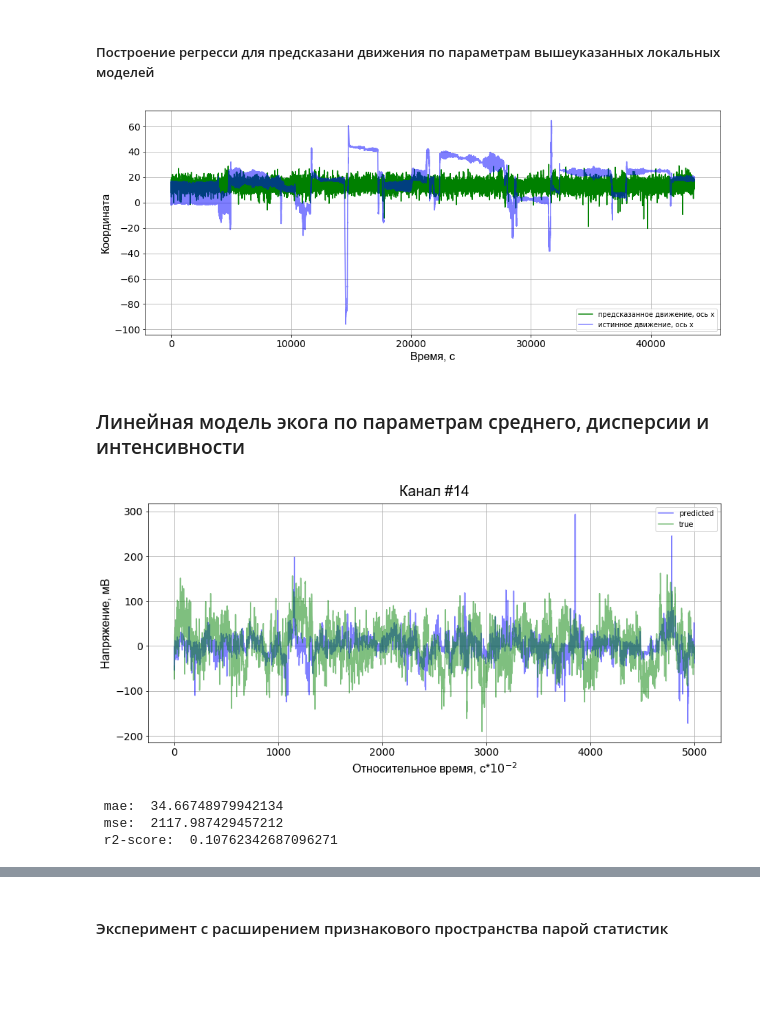
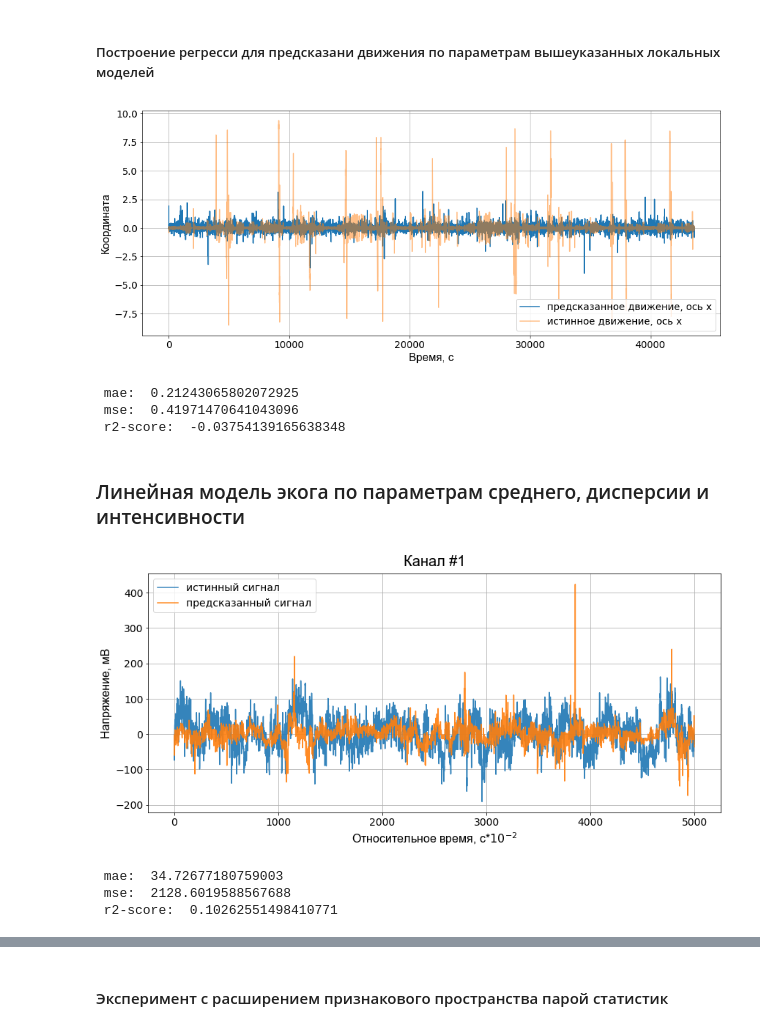
Before and after one commit to Alina-Samokhina/BachelorThesis, a Jupyter notebook: Gauss_and_Gamma_models.ipynb, the cells around one changed output, grey strips where cells are left out. Drawn from its saved outputs; the diff is of its cells as text; code cells hidden in the pictures; blank space fills up the shorter version.

```diff
--- a/Gauss_and_Gamma_models.ipynb
+++ b/Gauss_and_Gamma_models.ipynb
@@ -97,7 +94,0 @@ Wall time: 3.41 s
-# %%
-m = get_mean(signal_data[:N, 1:], signal_data[:N,0])
-d = get_disp(m, signal_data[:N, 1:], signal_data[:N, 0])
-mv = []
-for i in range(len(m)):
-    mv.append(multivariate_normal([m[i, 0], m[i, 1]], [[d[i,0], 0], [0, d[i, 1]]]))
-intens = get_intens(m, d, mv, signal_data[:N, 1:], signal_data[:N,0])
@@ -223,8 +287,8 @@ scaler = StandardScaler()
 scaler.fit(X)
 X = scaler.transform(X)
 # %%
-Xr_train, Xr_test, yr_train, yr_test = train_test_split(X, motion[:, 1:], test_size=0.35, shuffle = False)
-#model = LinearRegression(n_jobs = -1)
+Xr_train, Xr_test, yr_train, yr_test, ttr, ttt = train_test_split(X, motion[:, 1:], time, test_size=0.35, shuffle = False)
+model = LinearRegression(n_jobs = -1)
 
 
 model = RandomForestRegressor(n_estimators=500,  n_jobs=-1, random_state=42)
@@ -232,21 +296,26 @@ model.fit(Xr_train,yr_train)
 Y_pred = model.predict(Xr_test)
 # %%
 plt.figure(figsize = (15,6))
-plt.plot(Y_pred[:, 1], color = 'green',label = 'предсказанное движение, ось х')
-plt.plot(np.array(yr_test)[:, 1], color = 'blue', alpha = 0.5, label = 'истинное движение, ось х')
+plt.plot(Y_pred[:, 1],label = 'предсказанное движение, ось х')
+plt.plot(np.array(yr_test)[:, 1],  alpha = 0.5, label = 'истинное движение, ось х')
 plt.xticks( fontsize=14, rotation=0)
 plt.yticks(fontsize=14, rotation=0)
 #plt.title('Канал #%i' %channel, **title_font)
 plt.xlabel('Время, с', **axis_font)
 plt.ylabel('Координата', **axis_font)
-plt.legend(loc = 'lower right')
+plt.legend(loc = 'lower right', prop={'size': 14})
 plt.grid(True)
 plt.show()
 # %% [output]
-[figure, old version]
+[figure, new version]
 # %%
-print(' mae: ', mean_absolute_error(yr_test[:,1:], Y_pred),'\n mse: ',mean_squared_error(yr_test[:,1:], Y_pred),'\n r2-score: ',\
-      r2_score(yr_test[:,1:],Y_pred))
+
+print(' mae: ', mean_absolute_error(yr_test[:,:], Y_pred),'\n mse: ',mean_squared_error(yr_test[:,:], Y_pred),'\n r2-score: ',\
+      r2_score(yr_test[:,:],Y_pred))
+# %% [output]
+ mae:  0.21243065802072925
+ mse:  0.41971470641043096
+ r2-score:  -0.03754139165638348
 # %% [markdown]
 ### Линейная модель экога по параметрам среднего, дисперсии и интенсивности
 # %%
@@ -265,9 +334,10 @@ y_pred = reg.predict(X_test)
 #N = len(time)
 N = 5000
 plt.figure(figsize = (14, 6))
-plt.plot(range(len(y_pred[:N, 1])),y_pred[:N,1], alpha = 0.5, color = 'blue', label = 'predicted')
-plt.plot(range(len(y_pred[:N, 1])),y_test[:N,1], alpha = 0.5, color = 'green', label = 'true')
-plt.legend()
+plt.plot(range(len(y_pred[:N, 1])),y_test[:N,1], alpha = 0.9, label = 'истинный сигнал')
+plt.plot(range(len(y_pred[:N, 1])),y_pred[:N,1], alpha = 0.9, label = 'предсказанный сигнал')
+
+plt.legend(prop={'size': 14})
 plt.xticks( fontsize=14, rotation=0)
 plt.yticks(fontsize=14, rotation=0)
 plt.title('Канал #%i' %channel, **title_font)
@@ -276,14 +346,14 @@ plt.ylabel('Напряжение, мВ', **axis_font)
 plt.grid(True)
 plt.show()
 # %% [output]
-[figure, old version]
+[figure, new version]
 # %%
 print(' mae: ', mean_absolute_error(y_test, y_pred),'\n mse: ',mean_squared_error(y_test, y_pred),'\n r2-score: ',\
       r2_score(y_test,y_pred))
 # %% [output]
- mae:  34.66748979942134
- mse:  2117.987429457212
- r2-score:  0.10762342687096271
+ mae:  34.72677180759003
+ mse:  2128.6019588567688
+ r2-score:  0.10262551498410771
 # %%
 from sklearn.ensemble import RandomForestRegressor
 
```
Also changed, not shown: parts of 45 cells of this notebook, 12 other files.
